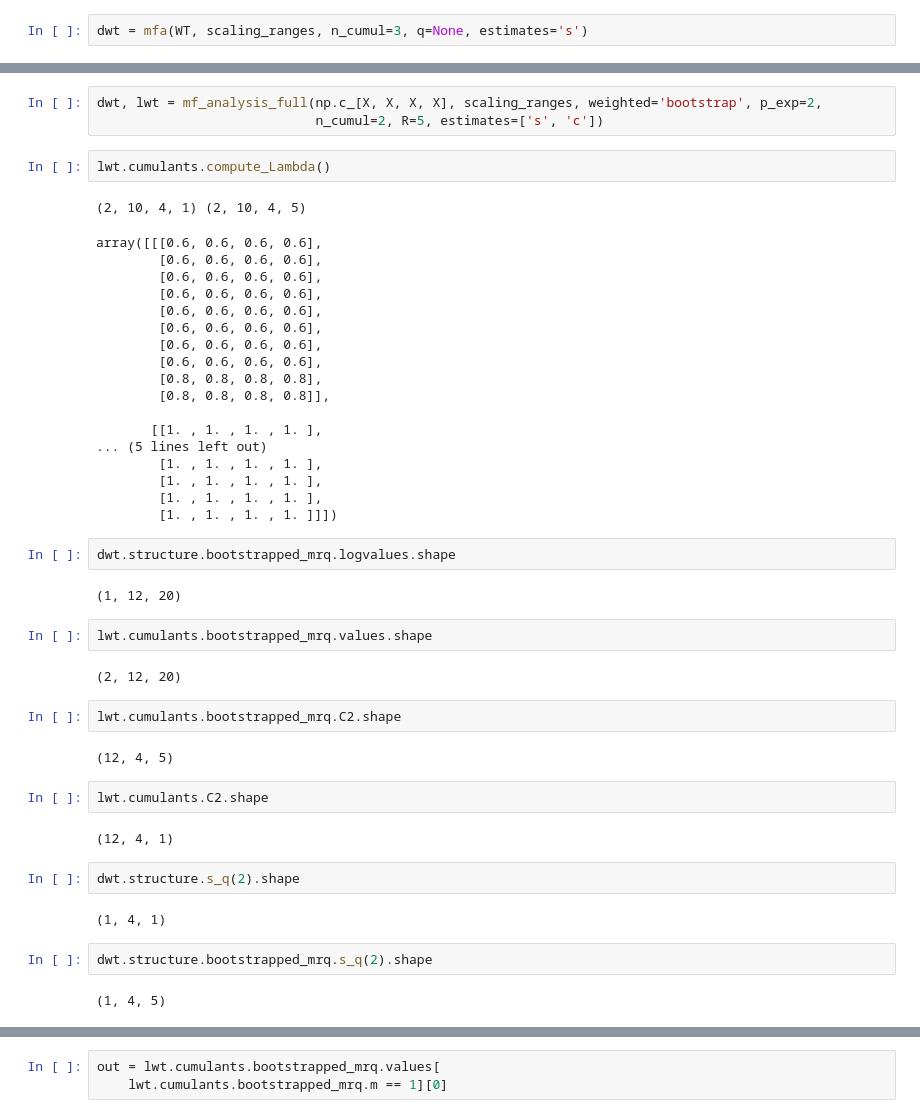
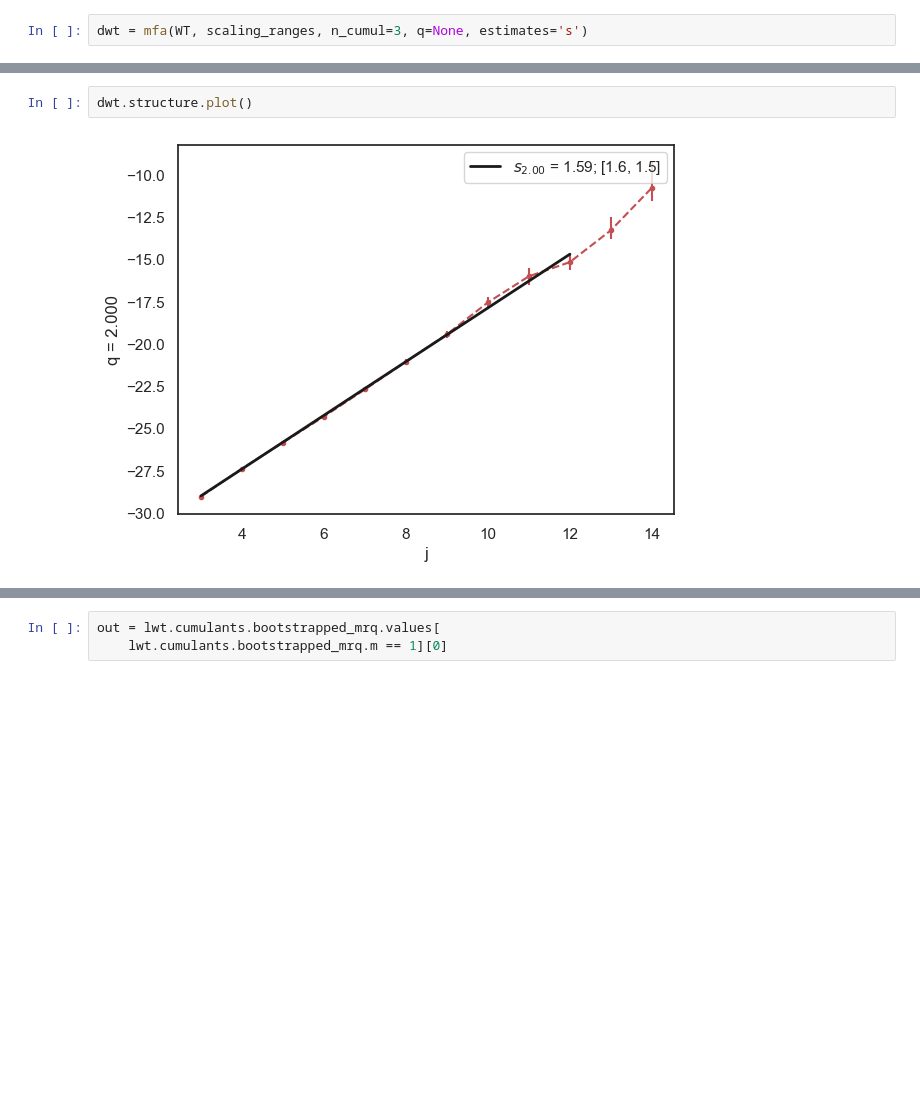
Before and after one commit to neurospin/pymultifracs, a Jupyter notebook: notebooks/Bootstrap.ipynb, the cells around one changed output, grey strips where cells are left out. Cells and saved outputs as stored; diff of their text form; blank space fills up the shorter version.

Commit message:
Bootstrap WIP

```diff
--- a/notebooks/Bootstrap.ipynb
+++ b/notebooks/Bootstrap.ipynb
@@ -54,48 +45,4 @@ ValueError: n_rep = 1 per original signal too small to build confidence interval
-# %%
-dwt, lwt = mf_analysis_full(np.c_[X, X, X, X], scaling_ranges, weighted='bootstrap', p_exp=2,
-                            n_cumul=2, R=5, estimates=['s', 'c'])
-# %%
-lwt.cumulants.compute_Lambda()
-# %% [output]
-(2, 10, 4, 1) (2, 10, 4, 5)
-array([[[0.6, 0.6, 0.6, 0.6],
-        [0.6, 0.6, 0.6, 0.6],
-        [0.6, 0.6, 0.6, 0.6],
-        [0.6, 0.6, 0.6, 0.6],
-        [0.6, 0.6, 0.6, 0.6],
-        [0.6, 0.6, 0.6, 0.6],
-        [0.6, 0.6, 0.6, 0.6],
-        [0.6, 0.6, 0.6, 0.6],
-        [0.8, 0.8, 0.8, 0.8],
-        [0.8, 0.8, 0.8, 0.8]],
-
-       [[1. , 1. , 1. , 1. ],
-... (5 lines left out)
-        [1. , 1. , 1. , 1. ],
-        [1. , 1. , 1. , 1. ],
-        [1. , 1. , 1. , 1. ],
-        [1. , 1. , 1. , 1. ]]])
 # %%
-dwt.structure.bootstrapped_mrq.logvalues.shape
+dwt.structure.plot()
 # %% [output]
-(1, 12, 20)
+[figure, added]
-# %%
-lwt.cumulants.bootstrapped_mrq.values.shape
-# %% [output]
-(2, 12, 20)
-# %%
-lwt.cumulants.bootstrapped_mrq.C2.shape
-# %% [output]
-(12, 4, 5)
-# %%
-lwt.cumulants.C2.shape
-# %% [output]
-(12, 4, 1)
-# %%
-dwt.structure.s_q(2).shape
-# %% [output]
-(1, 4, 1)
-# %%
-dwt.structure.bootstrapped_mrq.s_q(2).shape
-# %% [output]
-(1, 4, 5)
```
Also changed, not shown: parts of 22 cells of this notebook, 3 other files.
